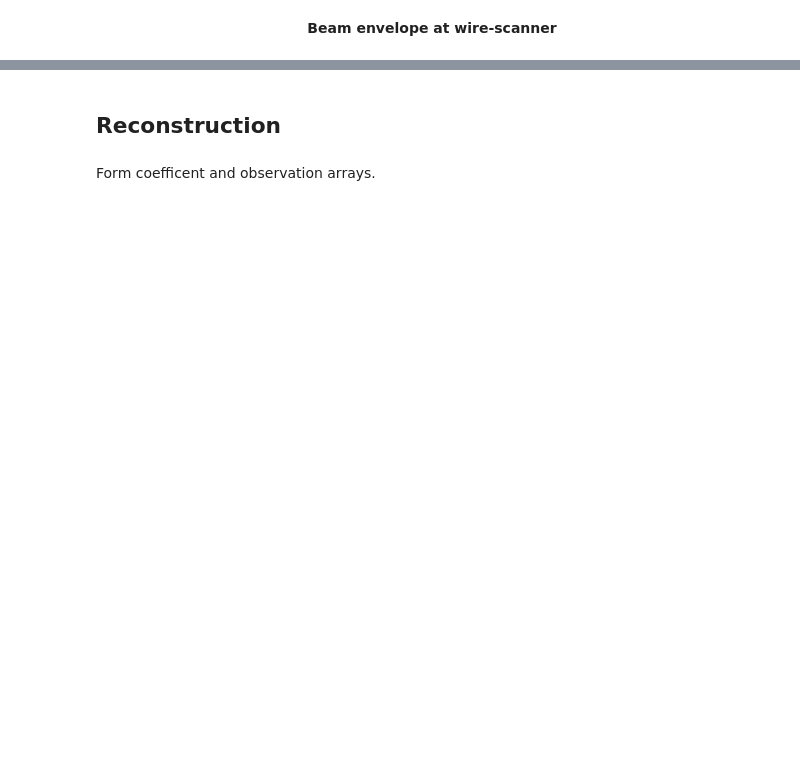
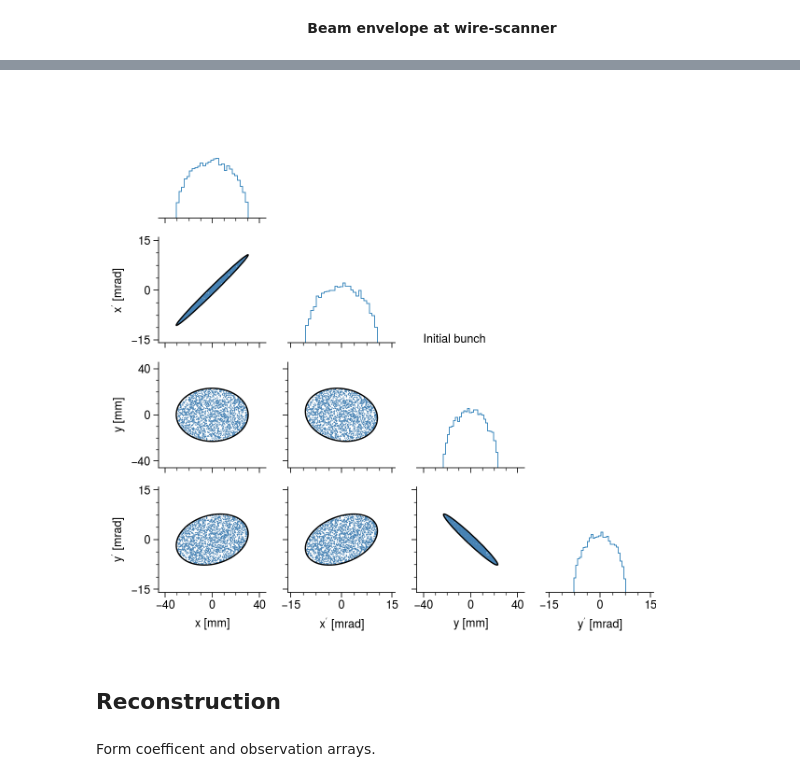
Before and after one commit to austin-hoover/accphys-tools, a Jupyter notebook: pyorbit_studies/measurement/scan/analysis.ipynb, the cells around one changed output, grey strips where cells are left out. Drawn from its saved outputs; the diff is of its cells as text; code cells hidden in the pictures; blank space fills up the shorter version.

```diff
--- a/pyorbit_studies/measurement/scan/analysis.ipynb
+++ b/pyorbit_studies/measurement/scan/analysis.ipynb
@@ -175,3 +184,8 @@ anim
+# %%
+myplt.corner(1000 * X0, moments=True, text='Initial bunch');
+save('initial_dist')
+# %% [output]
+[figure, added]
 # %% [markdown]
 ## Reconstruction
 # %%
```
Also changed, not shown: parts of 23 cells of this notebook, 53 other files.
